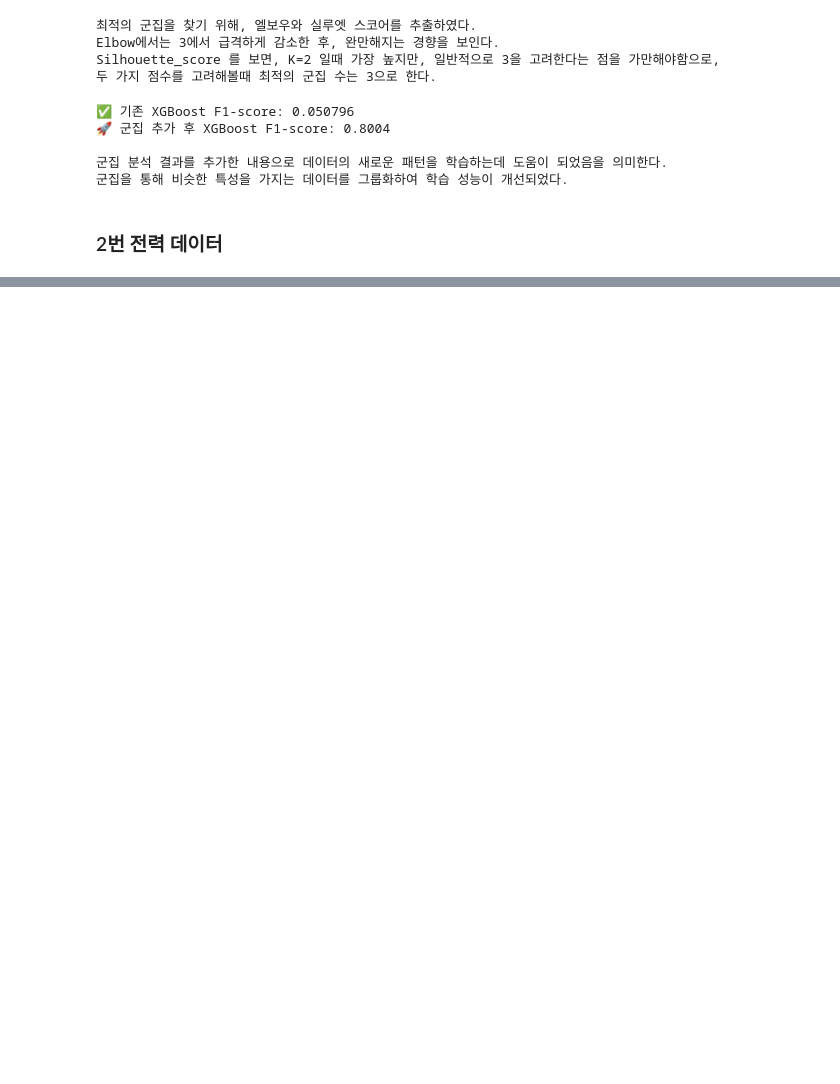
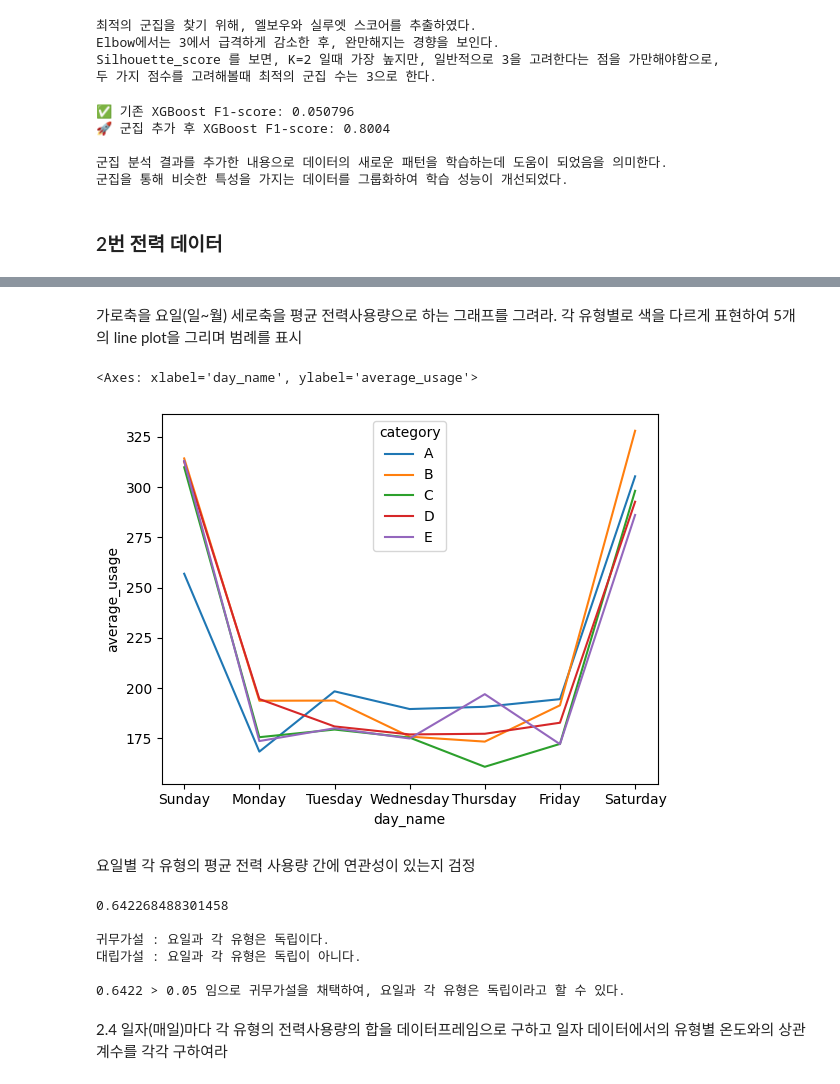
Before and after one commit to doeungim/ADP_DE2, a Jupyter notebook: ADP_15.ipynb, the cells around one changed output, grey strips where cells are left out. Saved outputs shown, nothing was run; the diff lists cells and outputs as text; code cells hidden in the pictures; blank space fills up the shorter version.

```diff
--- a/ADP_15.ipynb
+++ b/ADP_15.ipynb
@@ -618,0 +616,11 @@ history[history['hh:mm'].isin(['05:59', '11:59', '17:59', '23:59'])]
+# %%
+
+## us - ['05:59', '11:59', '17:59', '23:59']만 필터
+usage_history = history[history['hh:mm'].isin(['05:59', '11:59', '17:59', '23:59'])].reset_index(drop = True)
+usage_history
+
+
+# A,B,C,D,E 의 합을 sum으로
+usage_history.loc[:,'sum'] = usage_history.iloc[:,2:].sum(axis = 1).round(4)
+usage_history = usage_history.rename(columns = {'sum': 'usage'})
+usage_history
@@ -618,0 +641,8 @@ history[history['hh:mm'].isin(['05:59', '11:59', '17:59', '23:59'])]
+# %%
+#6hour_index 와 time 병합
+# JOIN 을 정확하게 줘야함
+# pd.merge(left, right, on=None, how='inner', left_on=None, right_on=None, suffixes=('_x', '_y'))
+
+merge_df = pd.merge(us2, usage_history, on = 'usage', how = 'left')
+merge_df['ym'] = merge_df['timestamp'].dt.strftime('%Y-%m')
+merge_df.groupby('ym').sum(numeric_only=True)
@@ -618,0 +664,41 @@ history[history['hh:mm'].isin(['05:59', '11:59', '17:59', '23:59'])]
+# %% [markdown]
+가로축을 요일(일~월) 세로축을 평균 전력사용량으로 하는 그래프를 그려라. 각 유형별로 색을 다르게 표현하여 5개의 line plot을 그리며 범례를 표시
+# %%
+merge_df['day_name'] = merge_df['timestamp'].dt.day_name()
+
+
+day_order = ['Sunday', 'Monday', 'Tuesday', 'Wednesday', 'Thursday', 'Friday', 'Saturday']
+# pd.Categorical 로 순서 정렬하기
+merge_df['day_name'] = pd.Categorical(merge_df['day_name'], categories = day_order, ordered = True)
+
+plot_df1 = merge_df.groupby('day_name').mean(numeric_only= True).reset_index().drop(columns = 'usage', axis = 1)
+plot_df2 = plot_df1.melt(id_vars = ['day_name'], var_name = 'category', value_name = 'average_usage')
+sns.lineplot(data = plot_df2, x = 'day_name', y = 'average_usage', hue = 'category')
+# %% [output]
+<Axes: xlabel='day_name', ylabel='average_usage'>
+[figure, added]
+# %% [markdown]
+요일별 각 유형의 평균 전력 사용량 간에 연관성이 있는지 검정
+# %%
+from scipy.stats import chi2_contingency
+
+data = merge_df.groupby('day_name').mean(numeric_only= True).drop(columns = 'usage', axis = 1)
+data.head()
+
+stats, p_val, dof, expected = chi2_contingency(data)
+print(p_val)
+print("""
+귀무가설 : 요일과 각 유형은 독립이다.
+대립가설 : 요일과 각 유형은 독립이 아니다.
+
+0.6422 > 0.05 임으로 귀무가설을 채택하여, 요일과 각 유형은 독립이라고 할 수 있다.
+""")
+# %% [output]
+0.642268488301458
+
+귀무가설 : 요일과 각 유형은 독립이다.
+대립가설 : 요일과 각 유형은 독립이 아니다.
+
+0.6422 > 0.05 임으로 귀무가설을 채택하여, 요일과 각 유형은 독립이라고 할 수 있다.
+# %% [markdown]
+2.4 일자(매일)마다 각 유형의 전력사용량의 합을 데이터프레임으로 구하고 일자 데이터에서의 유형별 온도와의 상관계수를 각각 구하여라
```
Also changed, not shown: parts of 9 cells of this notebook.
